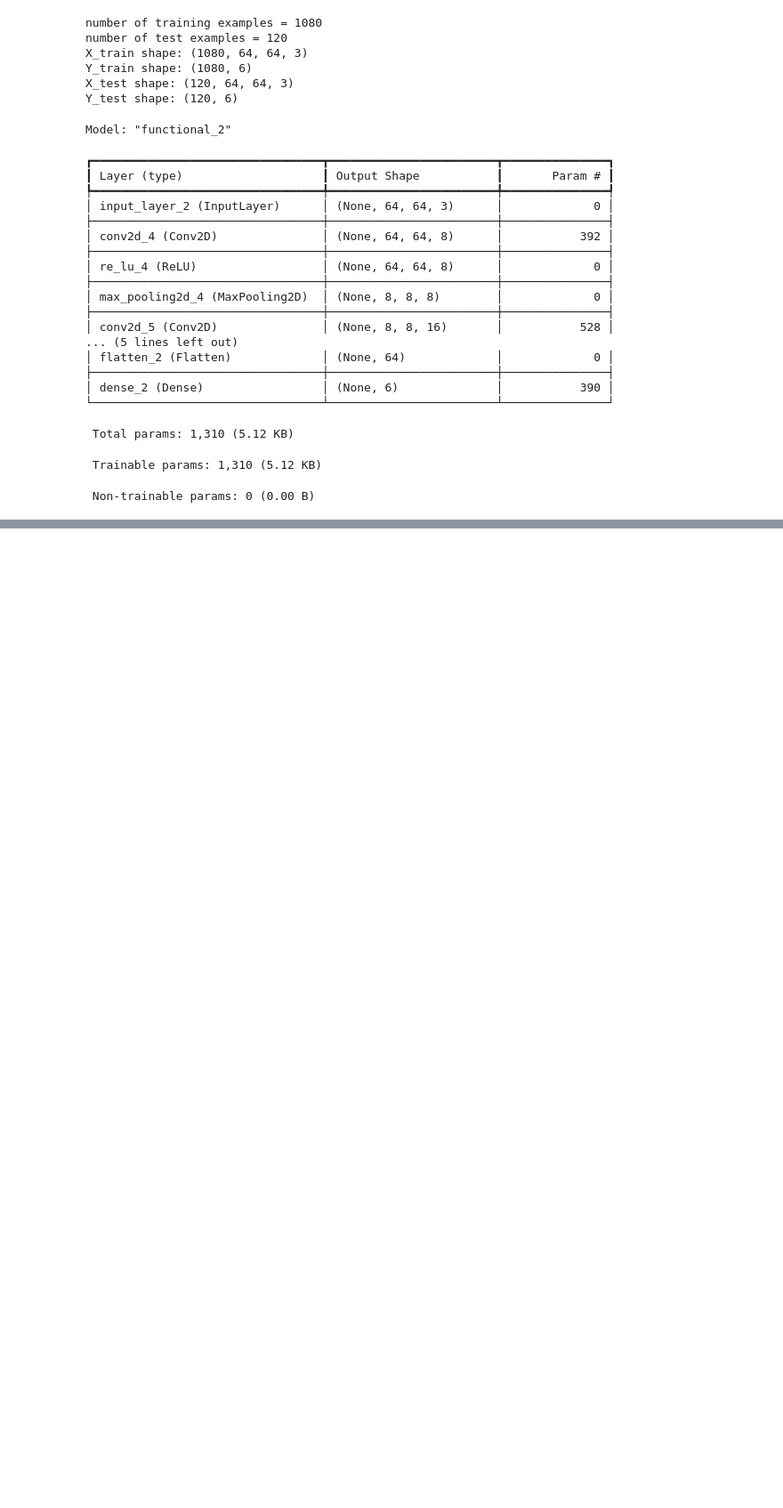
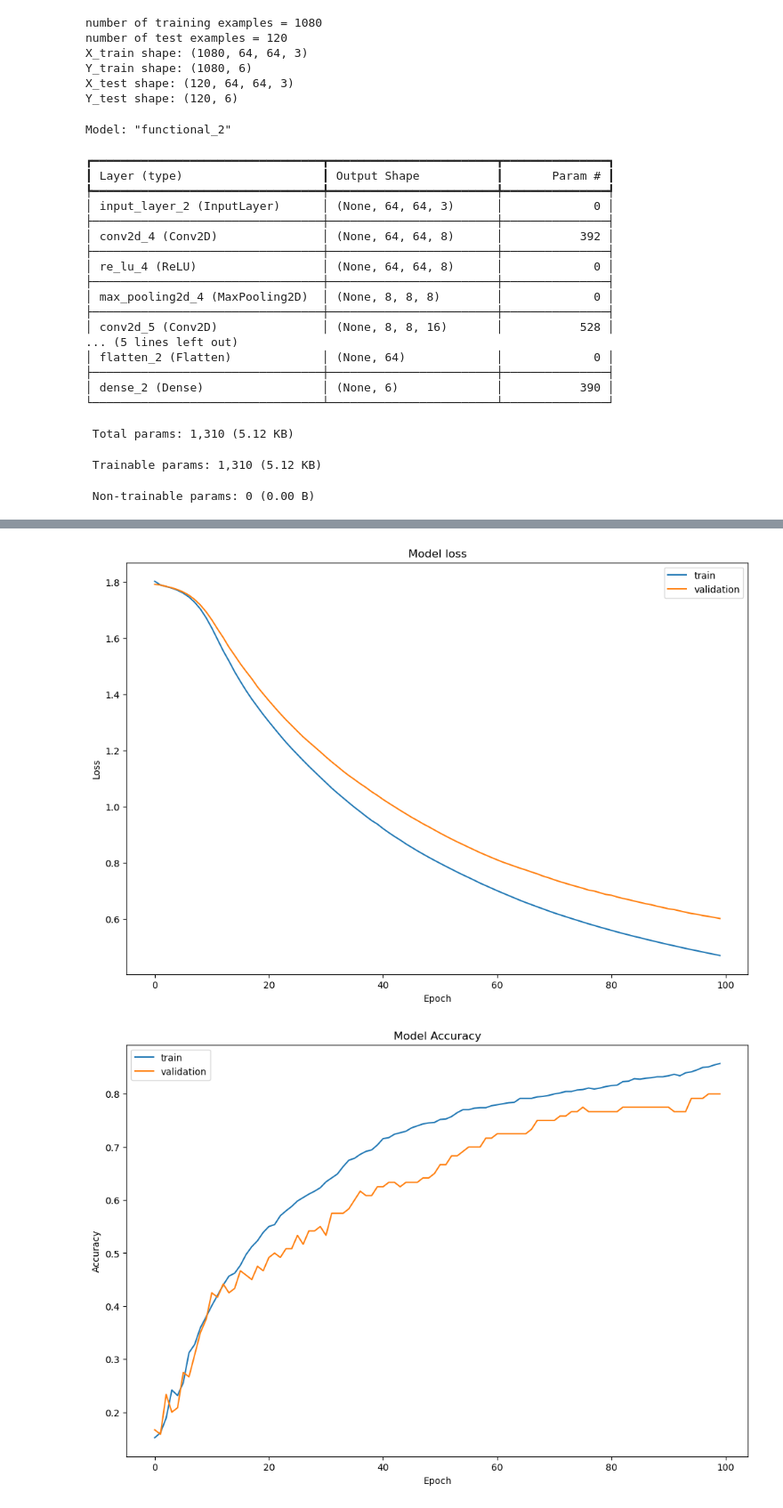
Before and after one commit to kumar-gaurav-mishra/AI_Signs_Classifier, a Jupyter notebook: main.ipynb, the cells around one changed output, grey strips where cells are left out. Shown: that part at 89% size. Drawn from its saved outputs; the diff is of its cells as text; code cells hidden in the pictures; blank space fills up the shorter version.

Commit message:
Model completed with validation

```diff
--- a/main.ipynb
+++ b/main.ipynb
@@ -101,3 +101,7 @@ Model: "functional_2"
  Total params: 1,310 (5.12 KB)
  Trainable params: 1,310 (5.12 KB)
  Non-trainable params: 0 (0.00 B)
+# %%
+train_dataset = tf.data.Dataset.from_tensor_slices((X_train, Y_train)).batch(64)
+test_dataset = tf.data.Dataset.from_tensor_slices((X_test, Y_test)).batch(64)
+history = conv_model.fit(train_dataset, epochs=100, validation_data=test_dataset)
@@ -103,0 +126,11 @@ Model: "functional_2"
+# %%
+# The history.history["loss"] entry is a dictionary with as many values as epochs that the
+# model was trained on.
+df_loss_acc = pd.DataFrame(history.history)
+df_loss= df_loss_acc[['loss','val_loss']]
+df_loss.rename(columns={'loss':'train','val_loss':'validation'},inplace=True)
+df_acc= df_loss_acc[['accuracy','val_accuracy']]
+df_acc.rename(columns={'accuracy':'train','val_accuracy':'validation'},inplace=True)
+df_loss.plot(title='Model loss',figsize=(12,8)).set(xlabel='Epoch',ylabel='Loss')
+df_acc.plot(title='Model Accuracy',figsize=(12,8)).set(xlabel='Epoch',ylabel='Accuracy')
+# %% [output]
@@ -103,0 +146,2 @@ Model: "functional_2"
+[figure, added]
+[figure, added]
```
Also changed, not shown: parts of 2 cells of this notebook.
